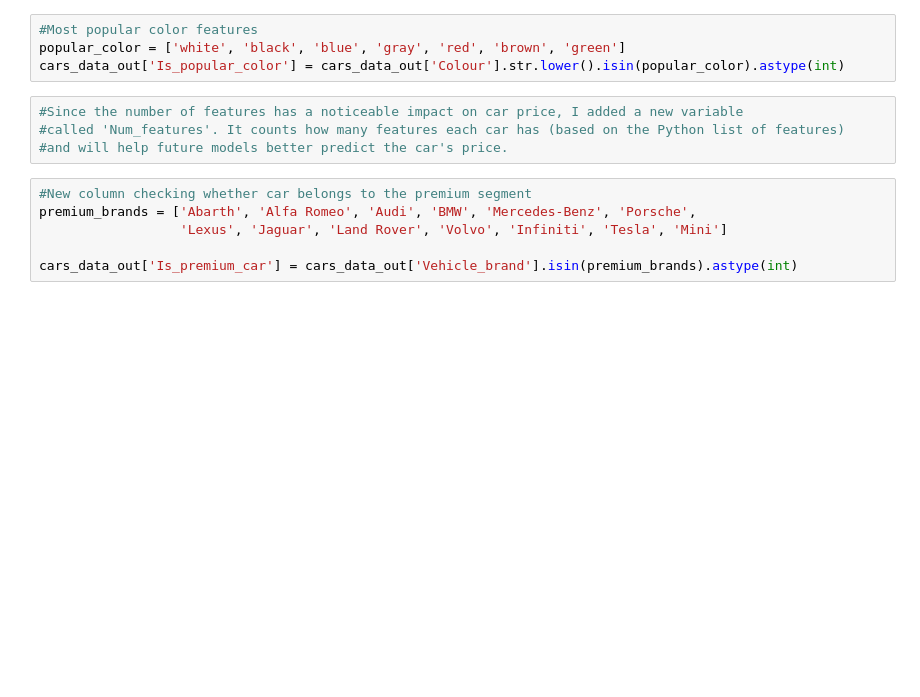
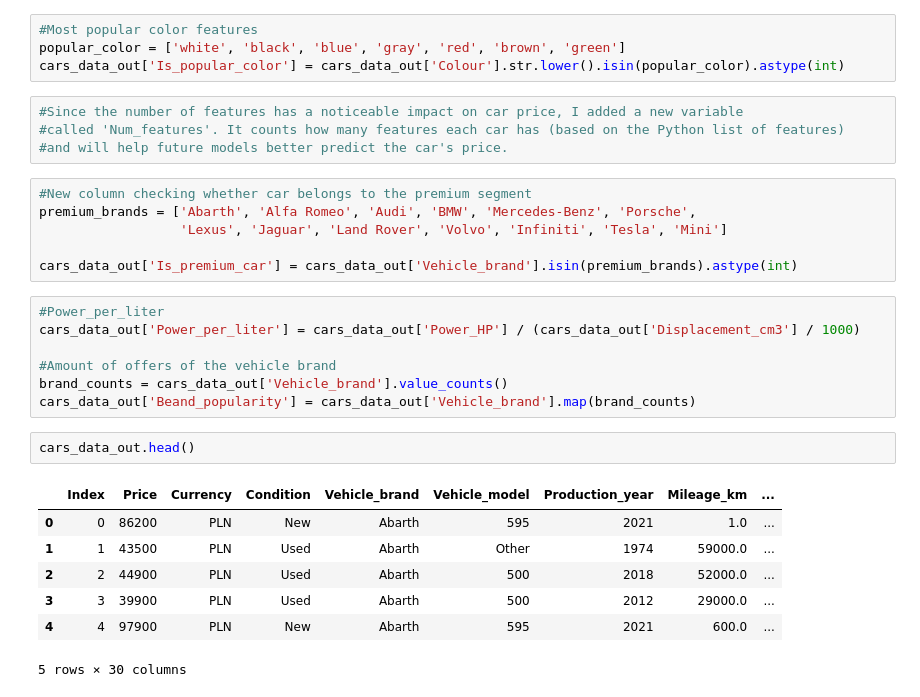
Before and after one commit to Przemsonn05/Cars-Price-Prediction-in-Poland, a Jupyter notebook: notebooks/cars_price_prediction.ipynb, the cells around one changed output. Cells and saved outputs as stored; diff of their text form; blank space fills up the shorter version.

```diff
--- a/notebooks/cars_price_prediction.ipynb
+++ b/notebooks/cars_price_prediction.ipynb
@@ -458,3 +458,20 @@ premium_brands = ['Abarth', 'Alfa Romeo', 'Audi', 'BMW', 'Mercedes-Benz', 'Porsc
                   'Lexus', 'Jaguar', 'Land Rover', 'Volvo', 'Infiniti', 'Tesla', 'Mini']
 
 cars_data_out['Is_premium_car'] = cars_data_out['Vehicle_brand'].isin(premium_brands).astype(int)
+# %%
+#Power_per_liter
+cars_data_out['Power_per_liter'] = cars_data_out['Power_HP'] / (cars_data_out['Displacement_cm3'] / 1000)
+
+#Amount of offers of the vehicle brand
+brand_counts = cars_data_out['Vehicle_brand'].value_counts()
+cars_data_out['Beand_popularity'] = cars_data_out['Vehicle_brand'].map(brand_counts)
+# %%
+cars_data_out.head()
+# %% [output]
+|  | Index | Price | Currency | Condition | Vehicle_brand | Vehicle_model | Production_year | Mileage_km | ... |
+| 0 | 0 | 86200 | PLN | New | Abarth | 595 | 2021 | 1.0 | ... |
+| 1 | 1 | 43500 | PLN | Used | Abarth | Other | 1974 | 59000.0 | ... |
+| 2 | 2 | 44900 | PLN | Used | Abarth | 500 | 2018 | 52000.0 | ... |
+| 3 | 3 | 39900 | PLN | Used | Abarth | 500 | 2012 | 29000.0 | ... |
+| 4 | 4 | 97900 | PLN | New | Abarth | 595 | 2021 | 600.0 | ... |
+5 rows × 30 columns
```
